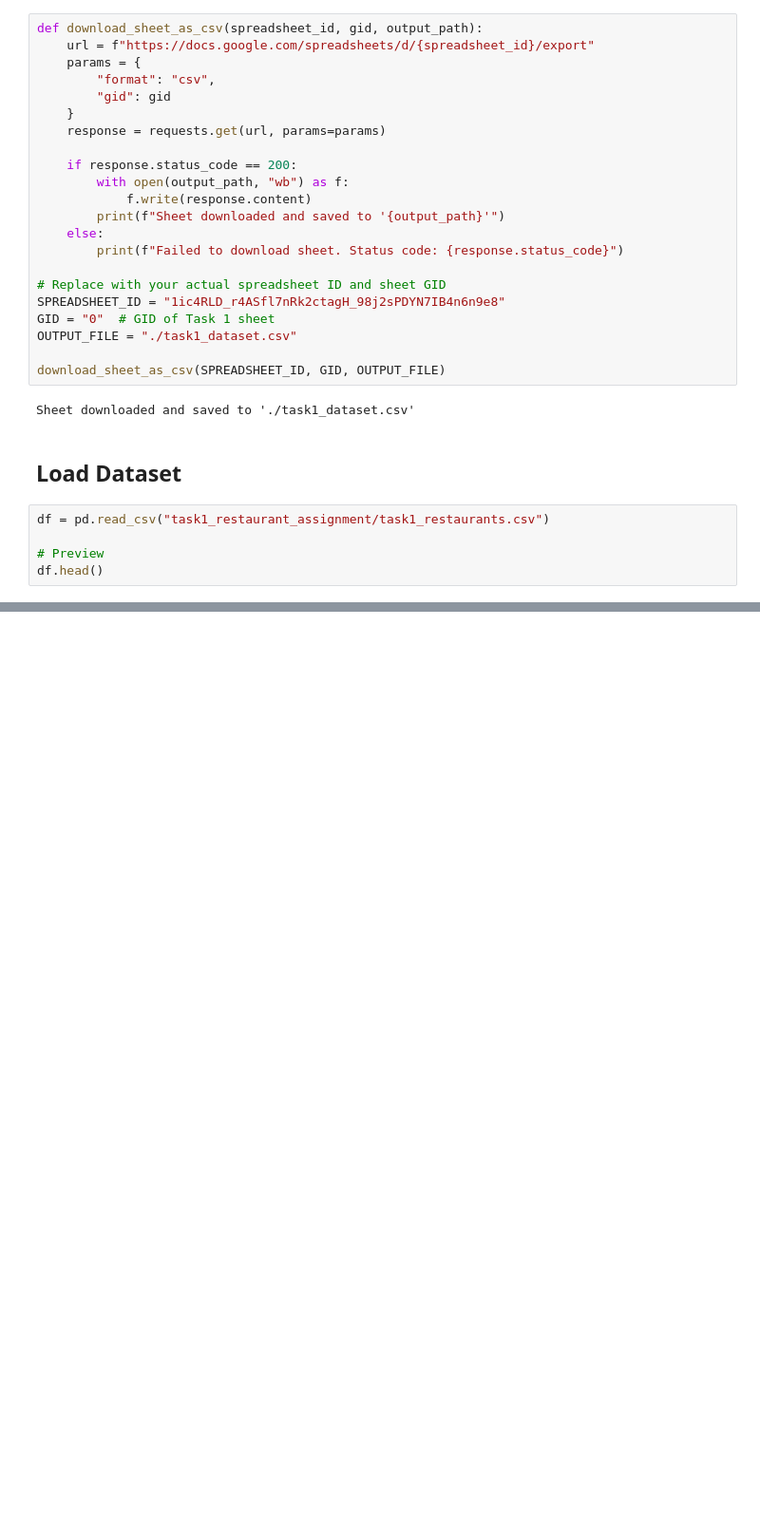
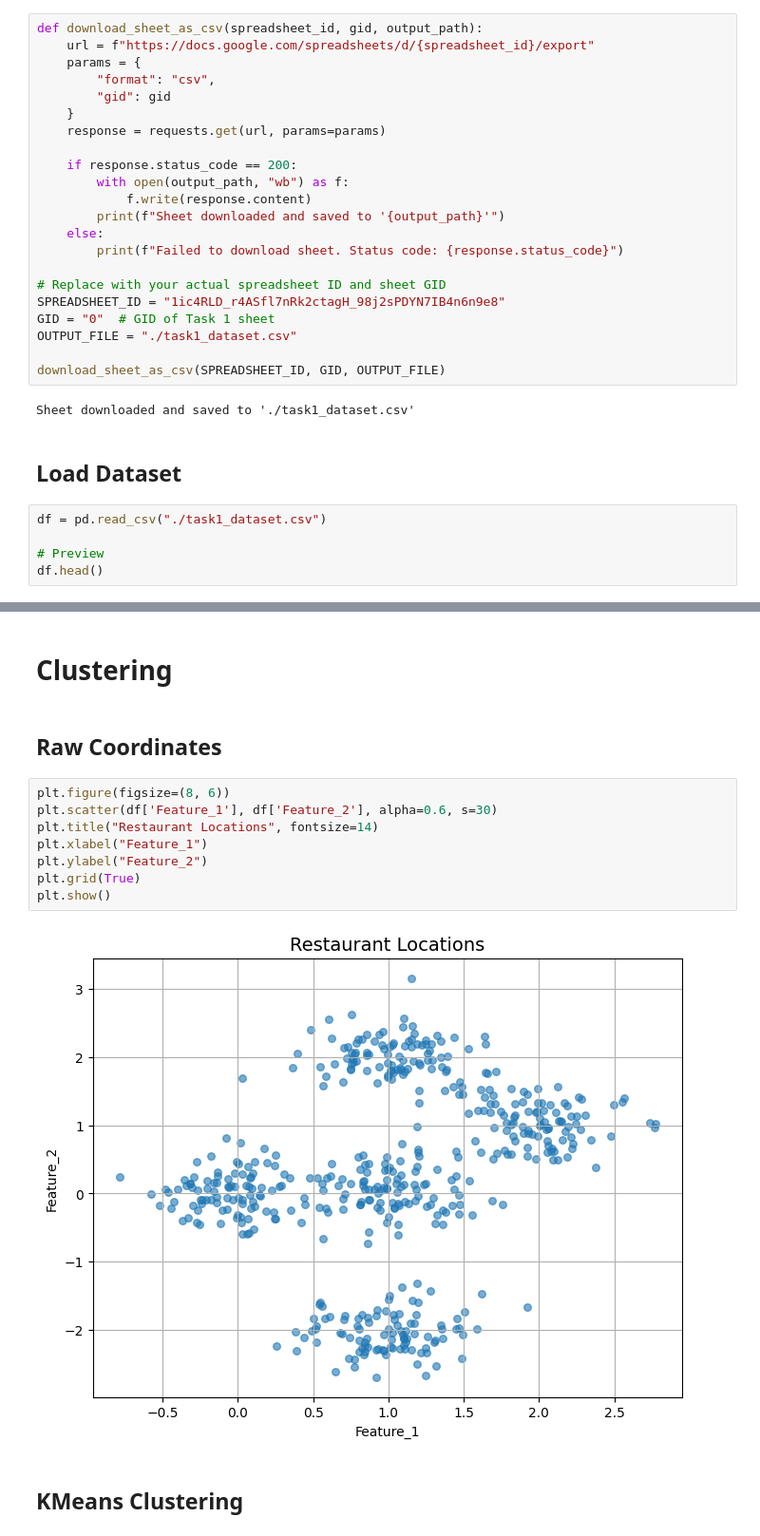
Before and after one commit to amirZZZkiller/snappfood-data-analyst-task, a Jupyter notebook: task 1 - restaurant assignment/task1.ipynb, the cells around one changed output, grey strips where cells are left out. Shown at 95% size. Saved outputs shown, nothing was run; the diff lists cells and outputs as text; blank space fills up the shorter version.

Commit message:
feat(task1): implement KMeans clustering

```diff
--- a/task 1 - restaurant assignment/task1.ipynb
+++ b/task 1 - restaurant assignment/task1.ipynb
@@ -58,7 +68,7 @@ Sheet downloaded and saved to './task1_dataset.csv'
 # %% [markdown]
 ## Load Dataset
 # %%
-df = pd.read_csv("task1_restaurant_assignment/task1_restaurants.csv")
+df = pd.read_csv("./task1_dataset.csv")
 
 # Preview
 df.head()
@@ -64,0 +82,16 @@ df.head()
+# %% [markdown]
+# Clustering
+# %% [markdown]
+## Raw Coordinates
+# %%
+plt.figure(figsize=(8, 6))
+plt.scatter(df['Feature_1'], df['Feature_2'], alpha=0.6, s=30)
+plt.title("Restaurant Locations", fontsize=14)
+plt.xlabel("Feature_1")
+plt.ylabel("Feature_2")
+plt.grid(True)
+plt.show()
+# %% [output]
+[figure, added]
+# %% [markdown]
+## KMeans Clustering
```
Also changed, not shown: parts of 5 cells of this notebook.
